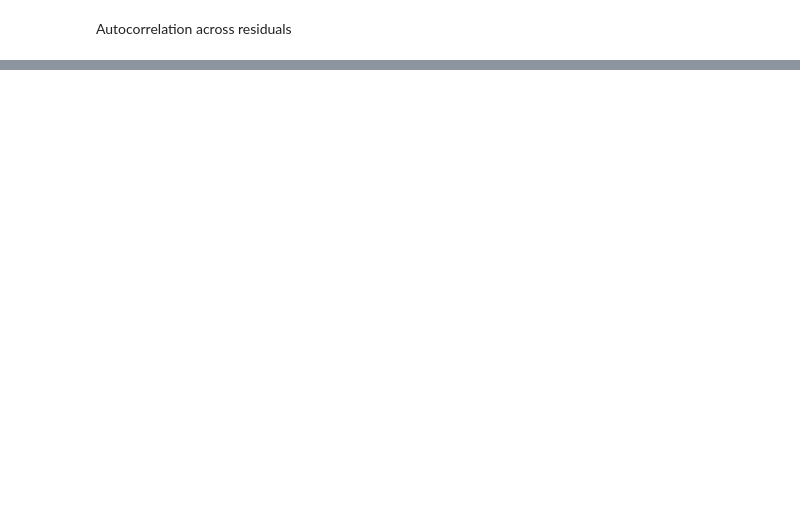
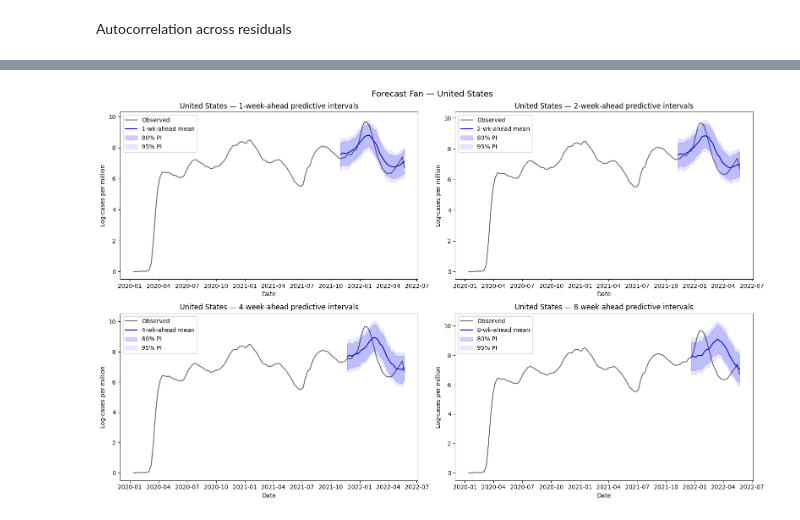
Before and after one commit to xiaoran0606/305-project, a Jupyter notebook: model/inference.ipynb, the cells around one changed output, grey strips where cells are left out. Cells and saved outputs as stored; diff of their text form; code cells hidden in the pictures; blank space fills up the shorter version.

```diff
--- a/model/inference.ipynb
+++ b/model/inference.ipynb
@@ -269,0 +507,23 @@ plot_residual_acf(
+# %%
+fig, axes = plt.subplots(2, 2, figsize=(16, 10))
+
+for ax, horizon in zip(axes.flatten(), HORIZONS):
+    plot_forecast_fan(
+        country      = COUNTRY,
+        df           = df,
+        results      = results,
+        alpha        = alpha,
+        tau2         = tau2,
+        freq         = freq,
+        horizon      = horizon,
+        sigma2       = 0.03,
+        n_train_frac = 0.75,
+        n_samples    = 300,
+        ax           = ax,
+    )
+
+fig.suptitle(f'Forecast Fan — {COUNTRY}', fontsize=14)
+plt.tight_layout()
+plt.show()
+# %% [output]
+[figure, added]
```
Also changed, not shown: parts of 12 cells of this notebook.
